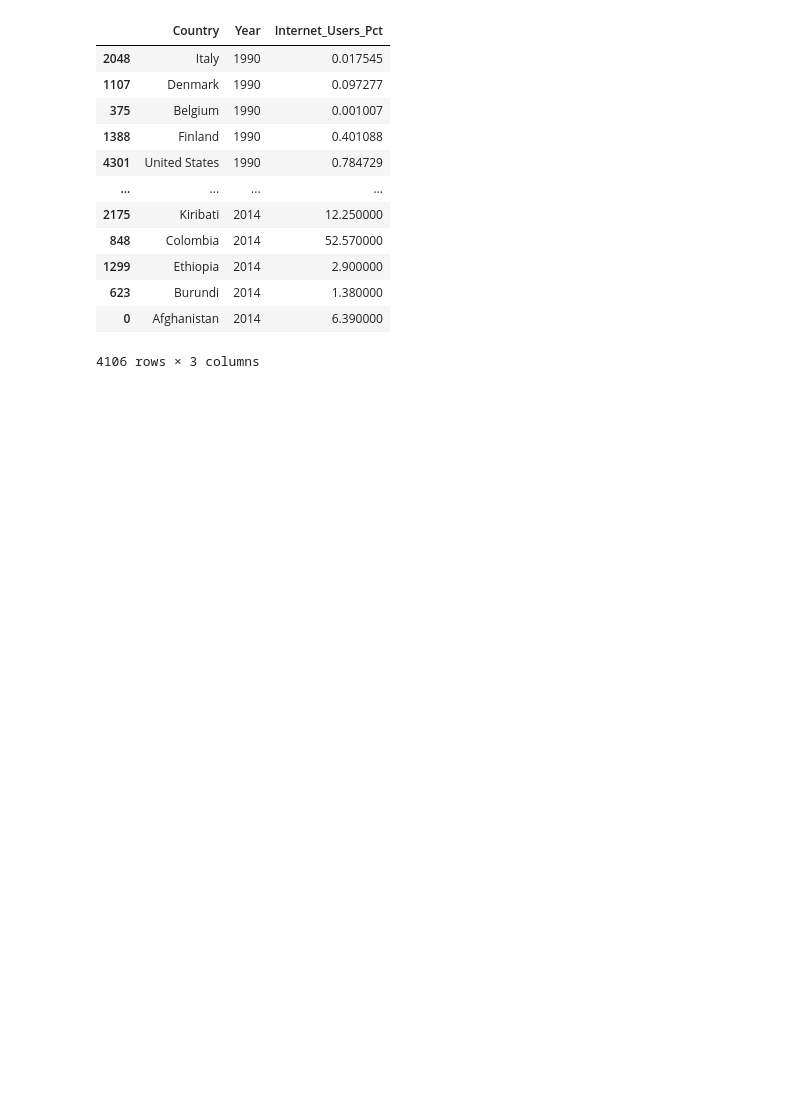
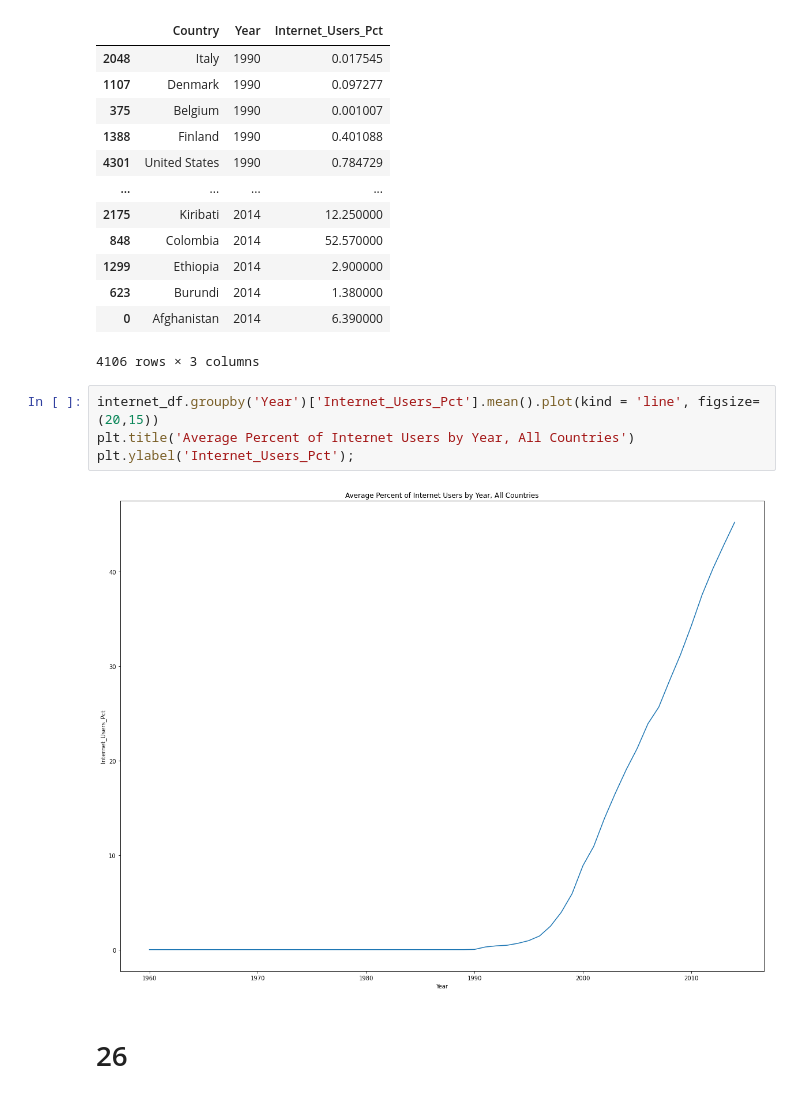
Before and after one commit to nss-data-science-cohort-4/dq1-undata-racecarfastlane, a Jupyter notebook: notebooks/UN_Data_Exploration.ipynb, the cells around one changed output. Drawn from its saved outputs; the diff is of its cells as text; blank space fills up the shorter version.

```diff
--- a/notebooks/UN_Data_Exploration.ipynb
+++ b/notebooks/UN_Data_Exploration.ipynb
@@ -392,3 +392,11 @@ internet_df[internet_df['Internet_Users_Pct']>0].sort_values(by='Year')
 | 623 | Burundi | 2014 | 1.380000 |
 | 0 | Afghanistan | 2014 | 6.390000 |
 4106 rows × 3 columns
+# %%
+internet_df.groupby('Year')['Internet_Users_Pct'].mean().plot(kind = 'line', figsize=(20,15))
+plt.title('Average Percent of Internet Users by Year, All Countries')
+plt.ylabel('Internet_Users_Pct');
+# %% [output]
+[figure, added]
+# %% [markdown]
+# 26
```
Also changed, not shown: parts of 25 cells of this notebook.
